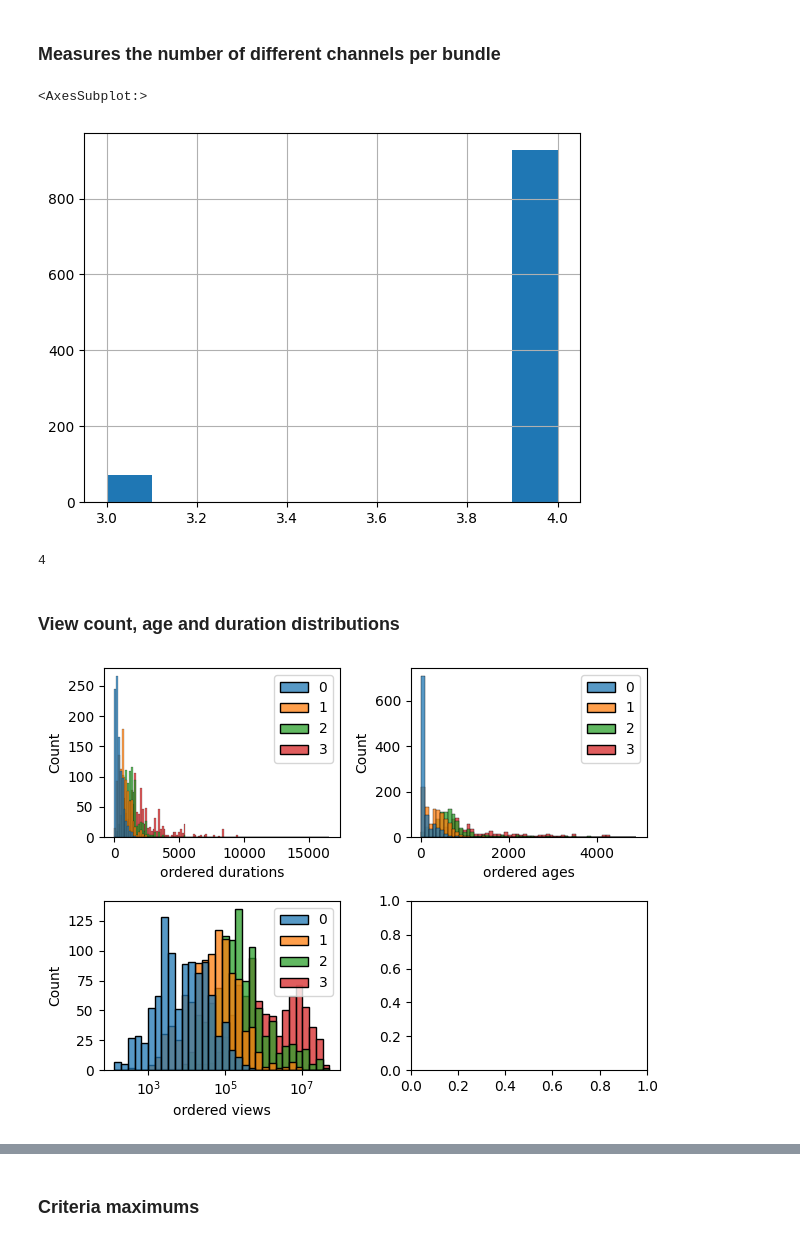
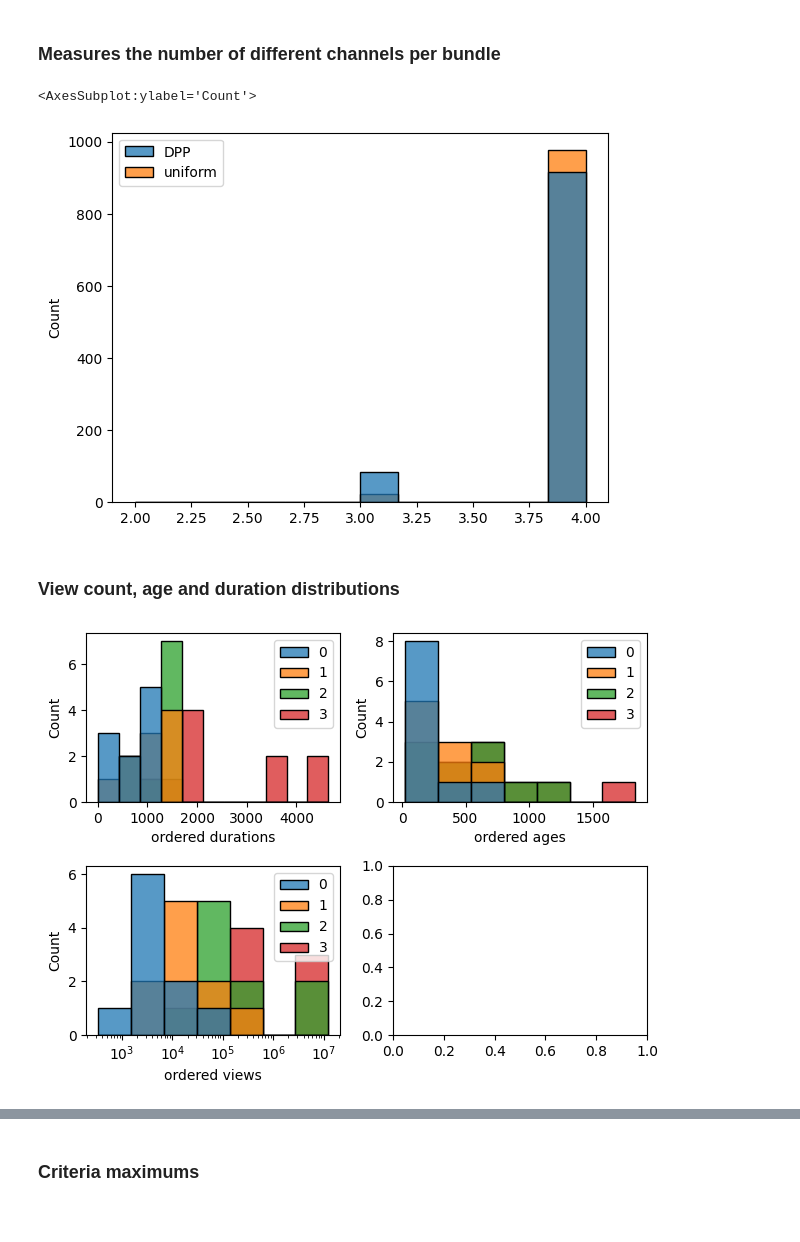
Before and after one commit to ArfyK/tournesol-dpp, a Jupyter notebook: bundle_statistics.ipynb, the cells around one changed output, grey strips where cells are left out. Saved outputs shown, nothing was run; the diff lists cells and outputs as text; code cells hidden in the pictures.

```diff
--- a/bundle_statistics.ipynb
+++ b/bundle_statistics.ipynb
@@ -34,58 +34,45 @@ import seaborn as sns
 
 n_tests = 1000
 
+n_channel = pd.DataFrame(columns = ['DPP', 'uniform'])
+
 #dpp sampling
-n_channel_dpp = pd.Series(
+n_channel['DPP'] = pd.Series(
     [len(df.loc[
         df.index[dpp.sample_exact_k_dpp(size=bundle_size)],
         'channel'
         ].unique()
     )
     for i in range(n_tests)],
     name="DPP"
 )
 
 # Uniform sampling
-recent_videos_sample = df.loc[df["age_in_days"] <= 21].sample(
-    n=recent_videos_to_sample, replace=False
-)
-old_videos_sample = df.loc[df["age_in_days"] > 21].sample(
-    n=old_videos_to_sample, replace=False
-)
-n_channel_uniform = pd.Series(
+n_channel['uniform'] = pd.Series(
     data=[len(
         pd.concat([
             df.loc[df["age_in_days"] <= 21]
                 .sample(
                     n=recent_videos_to_sample,
                     replace=False
             ),
             df.loc[df["age_in_days"] > 21]
                 .sample(
                     n=old_videos_to_sample,
                     replace=False
             )
         ])['channel']
             .unique()
     )
     for i in range(n_tests)
     ],
     name="uniform"
 )
+
+sns.histplot(n_channel)
 # %% [output]
-<AxesSubplot:>
+<AxesSubplot:ylabel='Count'>
-[figure, old version]
+[figure, new version]
-# %%
-# Uniform sampling
-recent_videos_sample = df.loc[df["age_in_days"] <= 21].sample(
-    n=recent_videos_to_sample, replace=False
-)
-old_videos_sample = df.loc[df["age_in_days"] > 21].sample(
-    n=old_videos_to_sample, replace=False
-)
-len(pd.concat([recent_videos_sample, old_videos_sample])['channel'].unique())
-# %% [output]
-4
 # %% [markdown]
 ### View count, age and duration distributions
 # %%
@@ -93,7 +80,9 @@ import seaborn as sns
 
 from utils import duration_in_secs
 
-n_tests = 1000
+n_tests = 10
+
+#DPP
 bundles_indexes = [
     dpp.sample_exact_k_dpp(size=bundle_size)
     for i in range(n_tests)
@@ -132,4 +121,4 @@ sns.histplot(data=ordered_view_count, ax=axs[1, 0])
 
 f.tight_layout()
 # %% [output]
-[figure, old version]
+[figure, new version]
```
Also changed, not shown: parts of 3 cells of this notebook.
